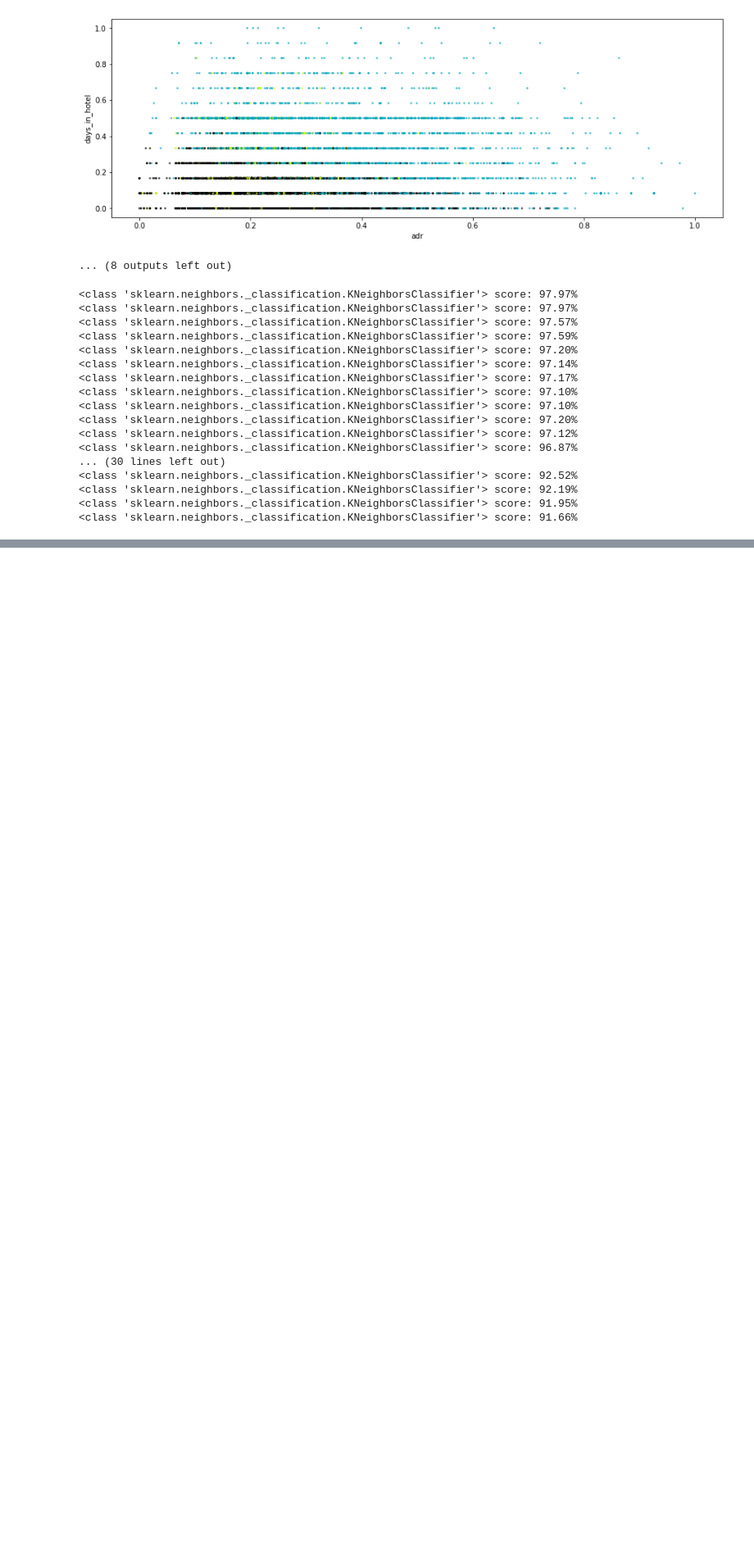
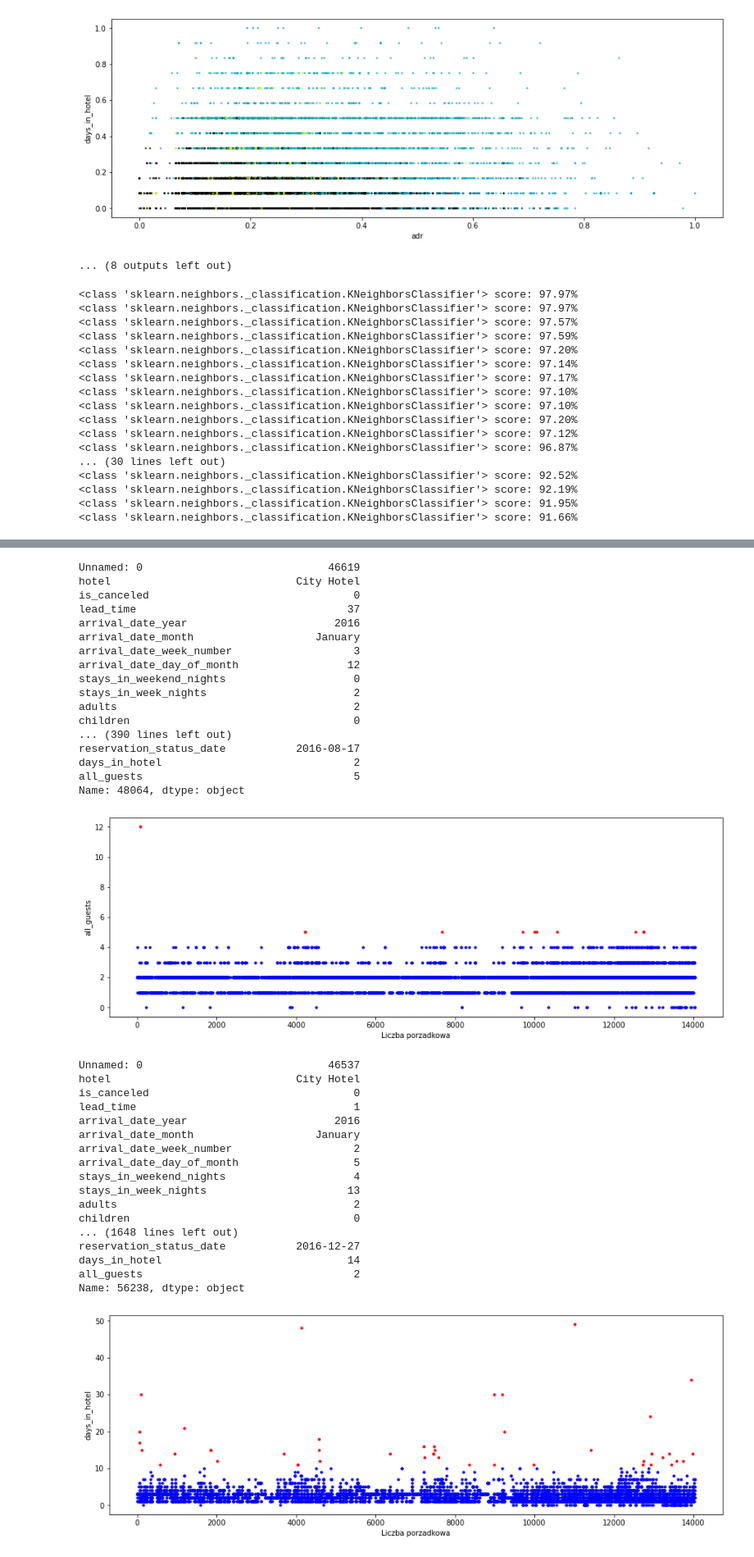
Before and after one commit to Makaa88/Eksploracja, a Jupyter notebook: ProjektResults.ipynb, the cells around one changed output, grey strips where cells are left out. Shown at 82% size. Cells and saved outputs as stored; diff of their text form; code cells hidden in the pictures; blank space fills up the shorter version.

```diff
--- a/ProjektResults.ipynb
+++ b/ProjektResults.ipynb
@@ -489,0 +571,46 @@ divide_and_classify(portugal_df_normalized, 3)
+# %%
+#Liczba gosci
+show_isolated_cases(portugal_city_df, 'all_guests', 5, True)
+#Czas pobytu
+show_isolated_cases(portugal_city_df, 'days_in_hotel', 5, True)
+#Wczesniejsza rezerwacja
+show_isolated_cases(portugal_city_df, 'lead_time')
+#Cena z dobe
+show_isolated_cases(portugal_city_df, 'adr', 5)
+# %% [output]
+Unnamed: 0                             46619
+hotel                             City Hotel
+is_canceled                                0
+lead_time                                 37
+arrival_date_year                       2016
+arrival_date_month                   January
+arrival_date_week_number                   3
+arrival_date_day_of_month                 12
+stays_in_weekend_nights                    0
+stays_in_week_nights                       2
+adults                                     2
+children                                   0
+... (390 lines left out)
+reservation_status_date           2016-08-17
+days_in_hotel                              2
+all_guests                                 5
+Name: 48064, dtype: object
+[figure, added]
+Unnamed: 0                             46537
+hotel                             City Hotel
+is_canceled                                0
+lead_time                                  1
+arrival_date_year                       2016
+arrival_date_month                   January
+arrival_date_week_number                   2
+arrival_date_day_of_month                  5
+stays_in_weekend_nights                    4
+stays_in_week_nights                      13
+adults                                     2
+children                                   0
+... (1648 lines left out)
+reservation_status_date           2016-12-27
+days_in_hotel                             14
+all_guests                                 2
+Name: 56238, dtype: object
+[figure, added]
```
Also changed, not shown: parts of 18 cells of this notebook.
